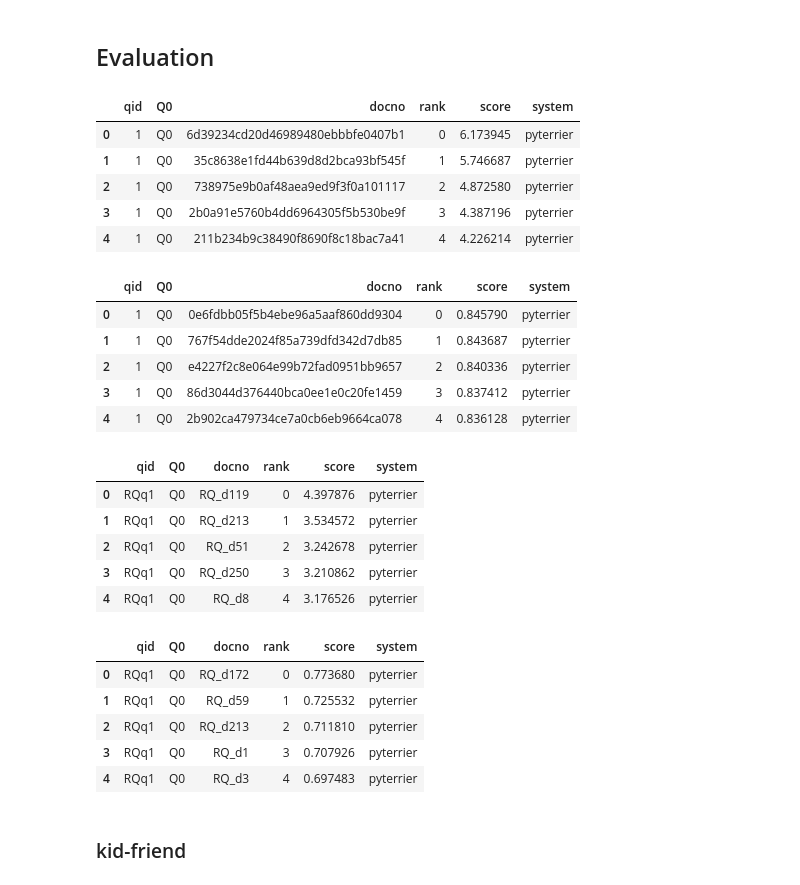
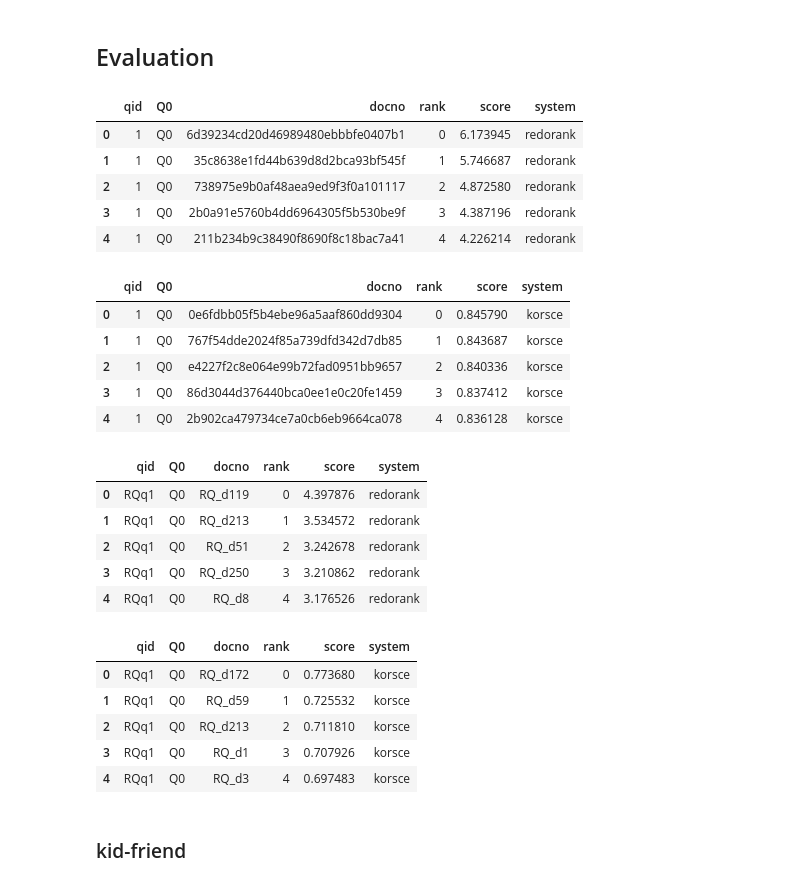
Before and after one commit to SOLandChildren/ChildCenteredEvaluation, a Jupyter notebook: code/evaluation.ipynb, the cells around one changed output. Cells and saved outputs as stored; diff of their text form; code cells hidden in the pictures.

Commit message:
Updated evaluation scores with the latest rankings; added code for example

```diff
--- a/code/evaluation.ipynb
+++ b/code/evaluation.ipynb
@@ -3,71 +3,71 @@
 # %%
 import pandas as pd
 
-kf_redorank = pd.read_csv("results/kid-friend/kid-friend_rank_predictions 1.txt", sep=" ", header=None, names = ["qid", "docno", "rank", "score"])
+kf_redorank = pd.read_csv("results/kid-friend/kid-friend_rank_predictions 2.txt", sep=" ", header=None, names = ["qid", "docno", "rank", "score"])
 kf_redorank["Q0"] = "Q0"
-kf_redorank["system"] = "pyterrier"
+kf_redorank["system"] = "redorank"
 kf_redorank = kf_redorank[["qid", "Q0", "docno", "rank", "score", "system"]]
 kf_redorank.to_csv("results/kid-friend/redorank.txt", header=None, index=None, sep=" ", mode='w')
 kf_redorank.head()
 # %% [output]
 |  | qid | Q0 | docno | rank | score | system |
-| 0 | 1 | Q0 | 6d39234cd20d46989480ebbbfe0407b1 | 0 | 6.173945 | pyterrier |
-| 1 | 1 | Q0 | 35c8638e1fd44b639d8d2bca93bf545f | 1 | 5.746687 | pyterrier |
-| 2 | 1 | Q0 | 738975e9b0af48aea9ed9f3f0a101117 | 2 | 4.872580 | pyterrier |
-| 3 | 1 | Q0 | 2b0a91e5760b4dd6964305f5b530be9f | 3 | 4.387196 | pyterrier |
-| 4 | 1 | Q0 | 211b234b9c38490f8690f8c18bac7a41 | 4 | 4.226214 | pyterrier |
+| 0 | 1 | Q0 | 6d39234cd20d46989480ebbbfe0407b1 | 0 | 6.173945 | redorank |
+| 1 | 1 | Q0 | 35c8638e1fd44b639d8d2bca93bf545f | 1 | 5.746687 | redorank |
+| 2 | 1 | Q0 | 738975e9b0af48aea9ed9f3f0a101117 | 2 | 4.872580 | redorank |
+| 3 | 1 | Q0 | 2b0a91e5760b4dd6964305f5b530be9f | 3 | 4.387196 | redorank |
+| 4 | 1 | Q0 | 211b234b9c38490f8690f8c18bac7a41 | 4 | 4.226214 | redorank |
 # %%
 import pandas as pd
 
 kf_korsce = pd.read_csv("results/kid-friend/kid_friend_korsce_rank_predictions.txt", sep=" ", header=None, names = ["qid", "docno", "rank", "score"])
 kf_korsce["Q0"] = "Q0"
-kf_korsce["system"] = "pyterrier"
+kf_korsce["system"] = "korsce"
 kf_korsce = kf_korsce[["qid", "Q0", "docno", "rank", "score", "system"]]
 kf_korsce.to_csv("results/kid-friend/korsce.txt", header=None, index=None, sep=" ", mode='w')
 kf_korsce.head()
 # %% [output]
 |  | qid | Q0 | docno | rank | score | system |
-| 0 | 1 | Q0 | 0e6fdbb05f5b4ebe96a5aaf860dd9304 | 0 | 0.845790 | pyterrier |
-| 1 | 1 | Q0 | 767f54dde2024f85a739dfd342d7db85 | 1 | 0.843687 | pyterrier |
-| 2 | 1 | Q0 | e4227f2c8e064e99b72fad0951bb9657 | 2 | 0.840336 | pyterrier |
-| 3 | 1 | Q0 | 86d3044d376440bca0ee1e0c20fe1459 | 3 | 0.837412 | pyterrier |
-| 4 | 1 | Q0 | 2b902ca479734ce7a0cb6eb9664ca078 | 4 | 0.836128 | pyterrier |
+| 0 | 1 | Q0 | 0e6fdbb05f5b4ebe96a5aaf860dd9304 | 0 | 0.845790 | korsce |
+| 1 | 1 | Q0 | 767f54dde2024f85a739dfd342d7db85 | 1 | 0.843687 | korsce |
+| 2 | 1 | Q0 | e4227f2c8e064e99b72fad0951bb9657 | 2 | 0.840336 | korsce |
+| 3 | 1 | Q0 | 86d3044d376440bca0ee1e0c20fe1459 | 3 | 0.837412 | korsce |
+| 4 | 1 | Q0 | 2b902ca479734ce7a0cb6eb9664ca078 | 4 | 0.836128 | korsce |
 # %%
 import pandas as pd
 
 requik_redorank = pd.read_csv("results/requik/requik_rank_predictions 2.txt", sep=" ", header=None, names = ["qid", "docno", "rank", "score"])
 requik_redorank["qid"] = ["RQq"+str(x) for x in requik_redorank["qid"]]
 requik_redorank["Q0"] = "Q0"
-requik_redorank["system"] = "pyterrier"
+requik_redorank["system"] = "redorank"
 requik_redorank = requik_redorank[["qid", "Q0", "docno", "rank", "score", "system"]]
 
 requik_redorank.to_csv("results/requik/redorank.txt", header=None, index=None, sep=" ", mode='w')
 requik_redorank.head()
 # %% [output]
 |  | qid | Q0 | docno | rank | score | system |
-| 0 | RQq1 | Q0 | RQ_d119 | 0 | 4.397876 | pyterrier |
-| 1 | RQq1 | Q0 | RQ_d213 | 1 | 3.534572 | pyterrier |
-| 2 | RQq1 | Q0 | RQ_d51 | 2 | 3.242678 | pyterrier |
-| 3 | RQq1 | Q0 | RQ_d250 | 3 | 3.210862 | pyterrier |
-| 4 | RQq1 | Q0 | RQ_d8 | 4 | 3.176526 | pyterrier |
+| 0 | RQq1 | Q0 | RQ_d119 | 0 | 4.397876 | redorank |
+| 1 | RQq1 | Q0 | RQ_d213 | 1 | 3.534572 | redorank |
+| 2 | RQq1 | Q0 | RQ_d51 | 2 | 3.242678 | redorank |
+| 3 | RQq1 | Q0 | RQ_d250 | 3 | 3.210862 | redorank |
+| 4 | RQq1 | Q0 | RQ_d8 | 4 | 3.176526 | redorank |
 # %%
 import pandas as pd
 
 requik_korsce = pd.read_csv("results/requik/requik_korsce_rank_predictions.txt", sep=" ", header=None, names = ["qid", "docno", "rank", "score"])
 requik_korsce["qid"] = ["RQq"+str(x) for x in requik_korsce["qid"]]
 requik_korsce["Q0"] = "Q0"
-requik_korsce["system"] = "pyterrier"
+requik_korsce["system"] = "korsce"
 requik_korsce = requik_korsce[["qid", "Q0", "docno", "rank", "score", "system"]]
 
 requik_korsce.to_csv("results/requik/korsce.txt", header=None, index=None, sep=" ", mode='w')
 requik_korsce.head()
 # %% [output]
 |  | qid | Q0 | docno | rank | score | system |
-| 0 | RQq1 | Q0 | RQ_d172 | 0 | 0.773680 | pyterrier |
-| 1 | RQq1 | Q0 | RQ_d59 | 1 | 0.725532 | pyterrier |
-| 2 | RQq1 | Q0 | RQ_d213 | 2 | 0.711810 | pyterrier |
-| 3 | RQq1 | Q0 | RQ_d1 | 3 | 0.707926 | pyterrier |
-| 4 | RQq1 | Q0 | RQ_d3 | 4 | 0.697483 | pyterrier |
+| 0 | RQq1 | Q0 | RQ_d172 | 0 | 0.773680 | korsce |
+| 1 | RQq1 | Q0 | RQ_d59 | 1 | 0.725532 | korsce |
+| 2 | RQq1 | Q0 | RQ_d213 | 2 | 0.711810 | korsce |
+| 3 | RQq1 | Q0 | RQ_d1 | 3 | 0.707926 | korsce |
+| 4 | RQq1 | Q0 | RQ_d3 | 4 | 0.697483 | korsce |
 # %% [markdown]
 ### kid-friend
 # %%
```
Also changed, not shown: 9 other files.
